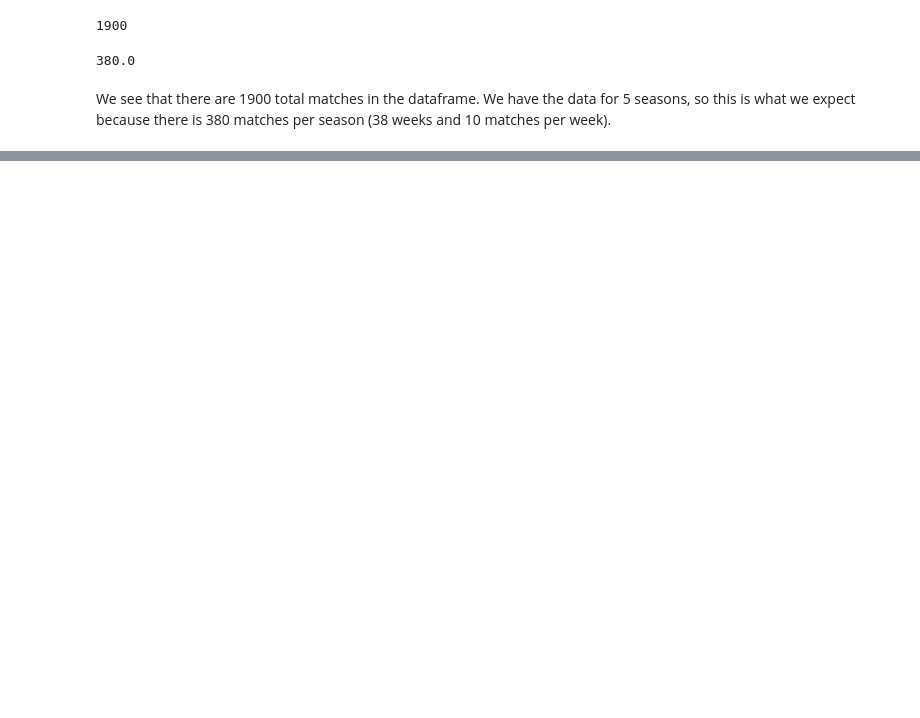
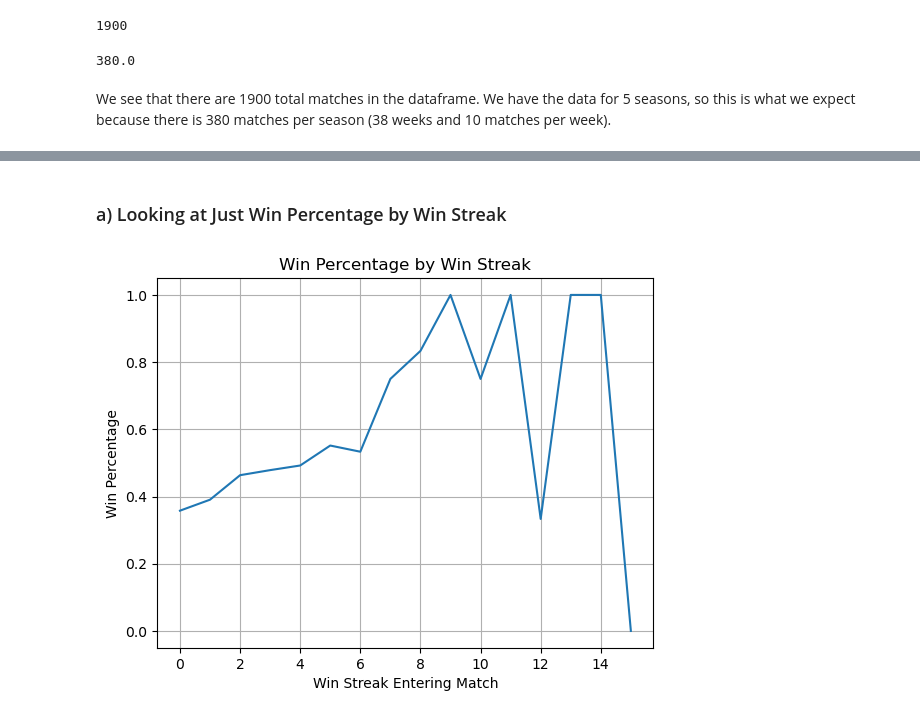
Before and after one commit to mporter311/Information-Systems, a Jupyter notebook: InfoSys_Project_Gottlieb_Porter.ipynb, the cells around one changed output, grey strips where cells are left out. Cells and saved outputs as stored; diff of their text form; code cells hidden in the pictures; blank space fills up the shorter version.

```diff
--- a/InfoSys_Project_Gottlieb_Porter.ipynb
+++ b/InfoSys_Project_Gottlieb_Porter.ipynb
@@ -49,0 +167,25 @@ We see that there are 1900 total matches in the dataframe. We have the data for
+# %%
+# Adding result and points column (using goal differential to calculate) (0 points for loss, 1 point for tie, 3 points for win)
+def result(num):
+    if num < 0:
+        result = "L"
+    elif num == 0:
+        result = "T"
+    else:
+        result = "W"
+    return result
+
+def points(num):
+    if num < 0:
+        points = 0
+    elif num == 0:
+        points = 1
+    else:
+        points = 3
+    return points
+
+for col, func in {'Result':result, 'Points':points}.items():
+    df[col] = df['GoalDifferential'].apply(func)
+# %%
+# Reordering columns
+df = df.reindex(columns = ['WeekNumber','MatchNumber','Team','Opponent','TeamGoals','OpponentGoals','Result','Points','GoalDifferential','Home/Away','Location','Date','Season'])
@@ -49,0 +340,2 @@ We see that there are 1900 total matches in the dataframe. We have the data for
+# %%
+df = df.drop('LossStreakBefore', axis=1)
@@ -49,0 +406,9 @@ We see that there are 1900 total matches in the dataframe. We have the data for
+# %%
+# Creating dataframe of results by winstreak to do analysis
+win_streaks = df.groupby('WinStreakBefore')
+win_streak_counts = win_streaks.size()
+result_by_winstreak = win_streak_counts.to_frame() # Transforming series of win streak counts to dataframe
+result_by_winstreak.columns = ['SampleSize'] # Naming column
+result_by_winstreak['WinPercentage'] = (df.groupby('WinStreakBefore')['Result'].apply(lambda x: (x == 'W').mean())) # Calculating WinPercentage by WinStreak
+result_by_winstreak['TiePercentage'] = (df.groupby('WinStreakBefore')['Result'].apply(lambda x: (x == 'T').mean())) # Calculating TiePercentage by WinStreak
+result_by_winstreak['LossPercentage'] = (df.groupby('WinStreakBefore')['Result'].apply(lambda x: (x == 'L').mean())) # Calculating LossPercentage by WinStreak
@@ -49,0 +436,11 @@ We see that there are 1900 total matches in the dataframe. We have the data for
+# %% [markdown]
+### a) Looking at Just Win Percentage by Win Streak
+# %%
+plt.plot(result_by_winstreak.index, result_by_winstreak['WinPercentage'])
+plt.xlabel("Win Streak Entering Match")
+plt.ylabel("Win Percentage")
+plt.title("Win Percentage by Win Streak")
+plt.grid(True)
+plt.show()
+# %% [output]
+[figure, added]
```
Also changed, not shown: parts of 90 cells of this notebook.
